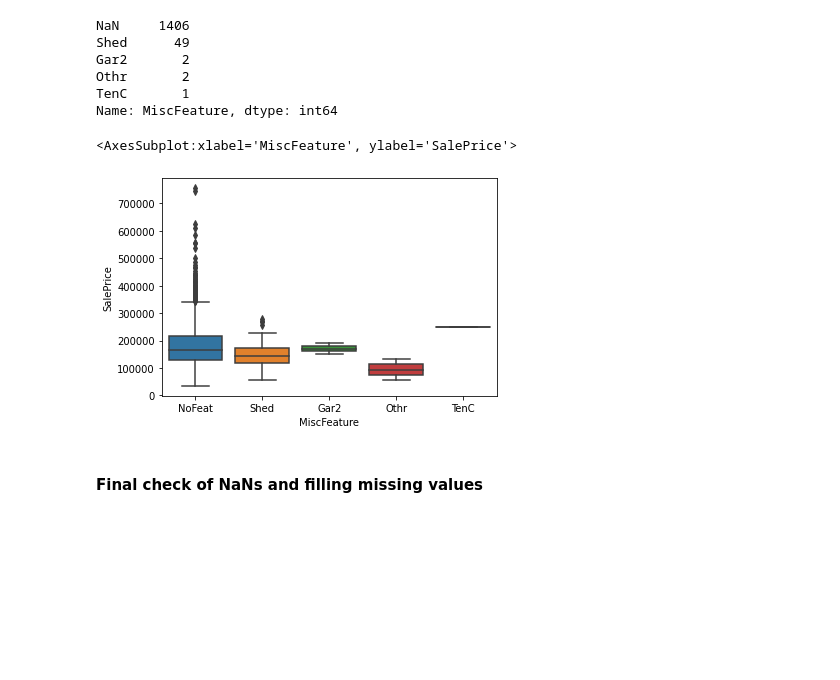
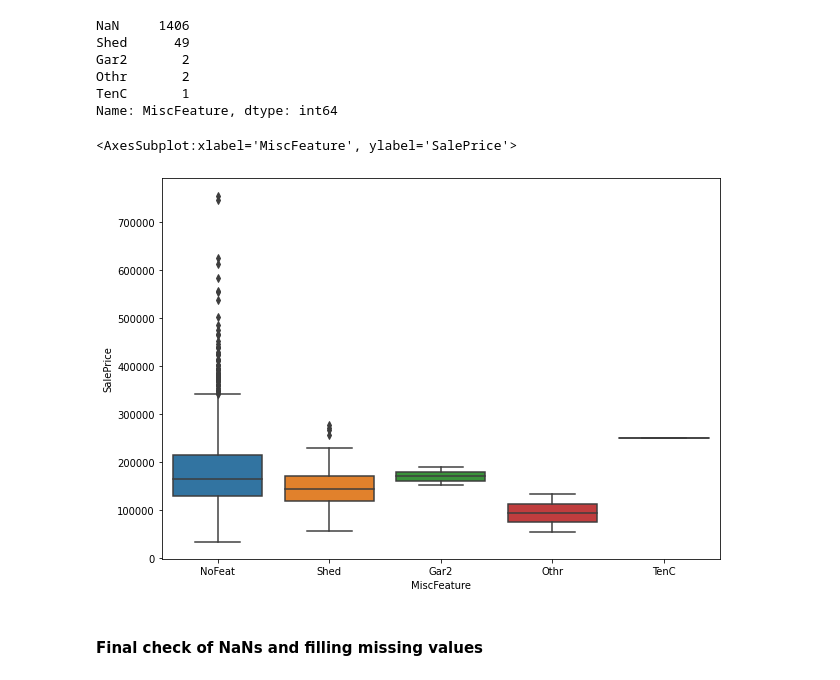
Before and after one commit to sharuhinda/adv_regression_example, a Jupyter notebook: data_exploration.ipynb, the cells around one changed output. Drawn from its saved outputs; the diff is of its cells as text; code cells hidden in the pictures; blank space fills up the shorter version.

```diff
--- a/data_exploration.ipynb
+++ b/data_exploration.ipynb
@@ -274,7 +249,7 @@ def suggest_num_columns_dtypes(df):
     result = {}
     for column in df.columns:
         assigned_type = df[column].dtype
-        if assigned_type != 'category':
+        if (assigned_type != 'category') and (assigned_type != 'object'):
             min_value = df[column].min()
             max_value = df[column].max()
             if assigned_type in signed_int_dtypes:
@@ -718,7 +697,7 @@ plt.yticks(
 # %%
 mask = df_mod['BsmtQual'].isna()
 # %%
-df_mod.loc[mask, ['BsmtQual'  BsmtCond'  BsmtExposure'  BsmtFinType1'  BsmtFinType2']] = 'NoBsmt'
+df_mod.loc[mask, ['BsmtQual', 'BsmtCond', 'BsmtExposure', 'BsmtFinType1', 'BsmtFinType2']] = 'NoBsmt'
 df_mod[bsmt_section_cols].head(20)
 # %% [output]
 |  | BsmtQual | BsmtCond | BsmtExposure | BsmtFinType1 | BsmtFinType2 |
@@ -793,7 +772,7 @@ df_mod[df['FireplaceQu'].isna()][['Fireplaces'  FireplaceQu']]
 # %% [markdown]
 #### Conclusion (6) actions (Garage features section)
 # %%
-garage_feat = ['GarageType'  GarageYrBlt'  GarageFinish'  GarageQual'  GarageCond']
+garage_feat = ['GarageType', 'GarageYrBlt', 'GarageFinish', 'GarageQual', 'GarageCond']
 for column in garage_feat:
     print('='*10)
     print('Feature: ', column)
@@ -940,10 +921,11 @@ Name: MiscFeature, dtype: int64
 # %%
 df_mod['MiscFeature'].fillna('NoFeat', inplace=True)
 # %%
-sns.boxplot(data=df_mod, x='MiscFeature', y='SalePrice')
+fig, ax = plt.subplots(figsize=(10, 7))
+sns.boxplot(data=df_mod, x='MiscFeature', y='SalePrice', ax=ax)
 # %% [output]
 <AxesSubplot:xlabel='MiscFeature', ylabel='SalePrice'>
-[figure, old version]
+[figure, new version]
 # %% [markdown]
 #### Final check of NaNs and filling missing values
 # %%
```
Also changed, not shown: parts of 41 cells of this notebook, 1 other file.
